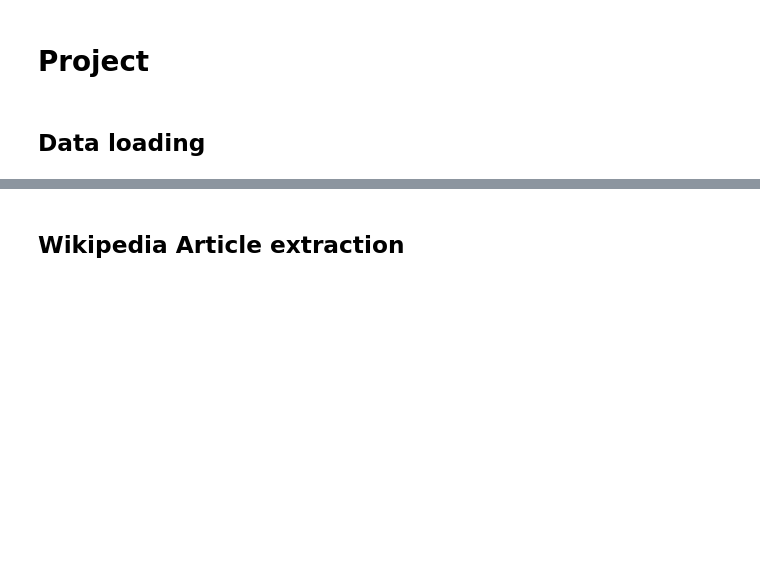
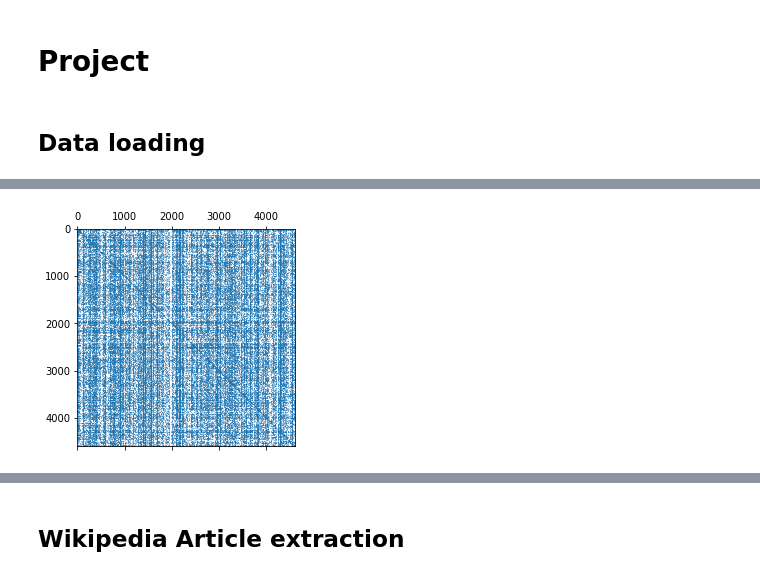
Before and after one commit to mattminder/ntds_24, a Jupyter notebook: Project/project.ipynb, the cells around one changed output, grey strips where cells are left out. Cells and saved outputs as stored; diff of their text form; code cells hidden in the pictures; blank space fills up the shorter version.

```diff
--- a/Project/project.ipynb
+++ b/Project/project.ipynb
@@ -42,0 +26,17 @@ meta['TopCategory'] = categories_re
+# %%
+# Load the necessary dataframes
+sites = pd.read_csv(DATA_FOLDER+'articles.tsv', sep='\t',
+                    encoding='UTF-8',engine='python', comment='#', header=None)
+sites.columns = ['Site_Name']
+sites['Node_ix'] = range(len(sites))
+sites = sites.set_index('Site_Name')
+
+links = pd.read_csv(DATA_FOLDER+'links.tsv', sep='\t', encoding='UTF-8',
+                    engine='python', comment='#', header=None)
+links.columns = ['Start_Site', 'End_Site']
+# %%
+# Join edges with sites, in order to have the site index for every site
+edges = links.join(sites, on='Start_Site')
+edges.columns= ['Start_Site', 'End_Site', 'Start_ix']
+edges = edges.join(sites, on='End_Site')
+edges.columns= ['Start_Site', 'End_Site', 'Start_ix', 'End_ix']
@@ -42,0 +50,12 @@ meta['TopCategory'] = categories_re
+# %%
+# Create adjacency matrix
+n_nodes = len(sites)
+full_adjacency = np.zeros((n_nodes,n_nodes),dtype=int)
+for idx, row in edges.iterrows():
+    i,j = row.Start_ix, row.End_ix
+    full_adjacency[i, j]=1
+# %%
+plt.spy(full_adjacency, markersize=.1)
+plt.show()
+# %% [output]
+[figure, added]
```
Also changed, not shown: parts of 18 cells of this notebook.
